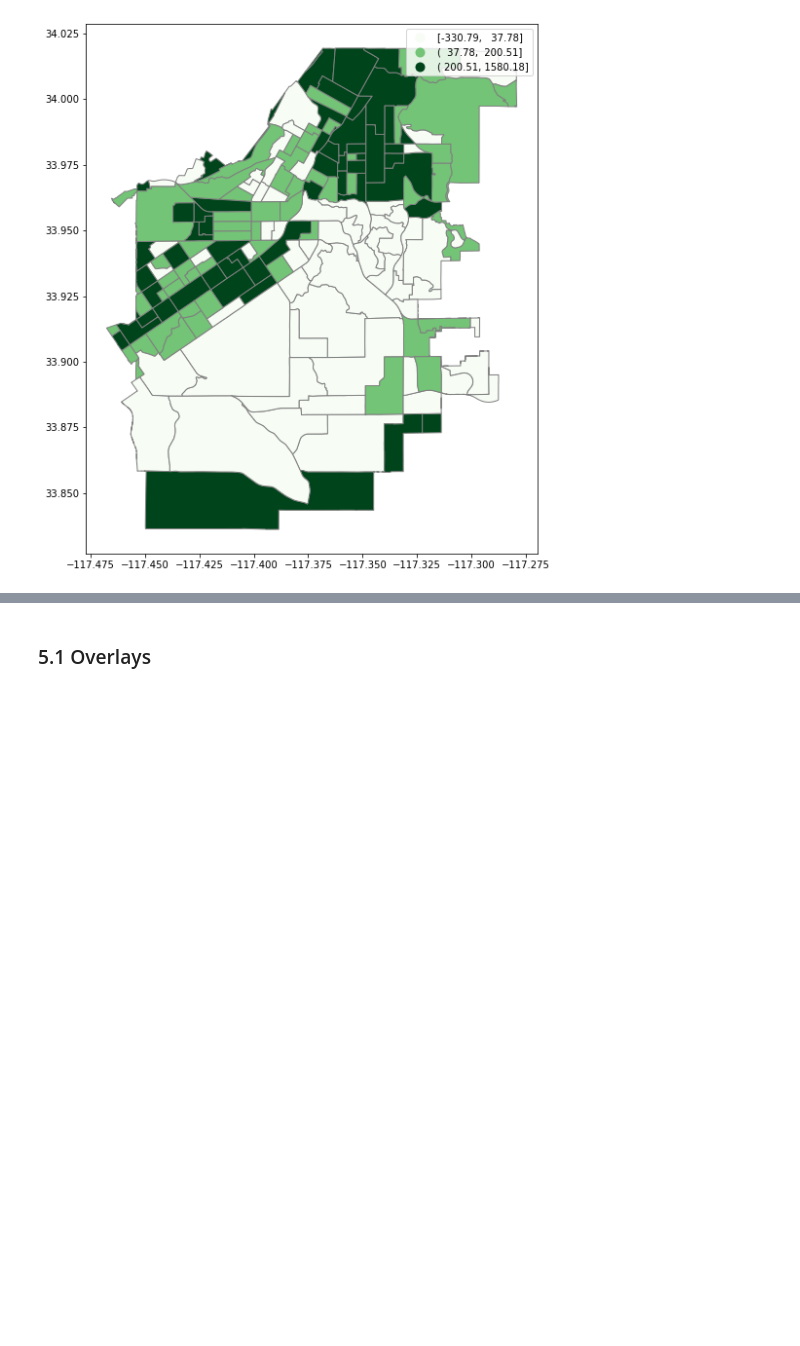
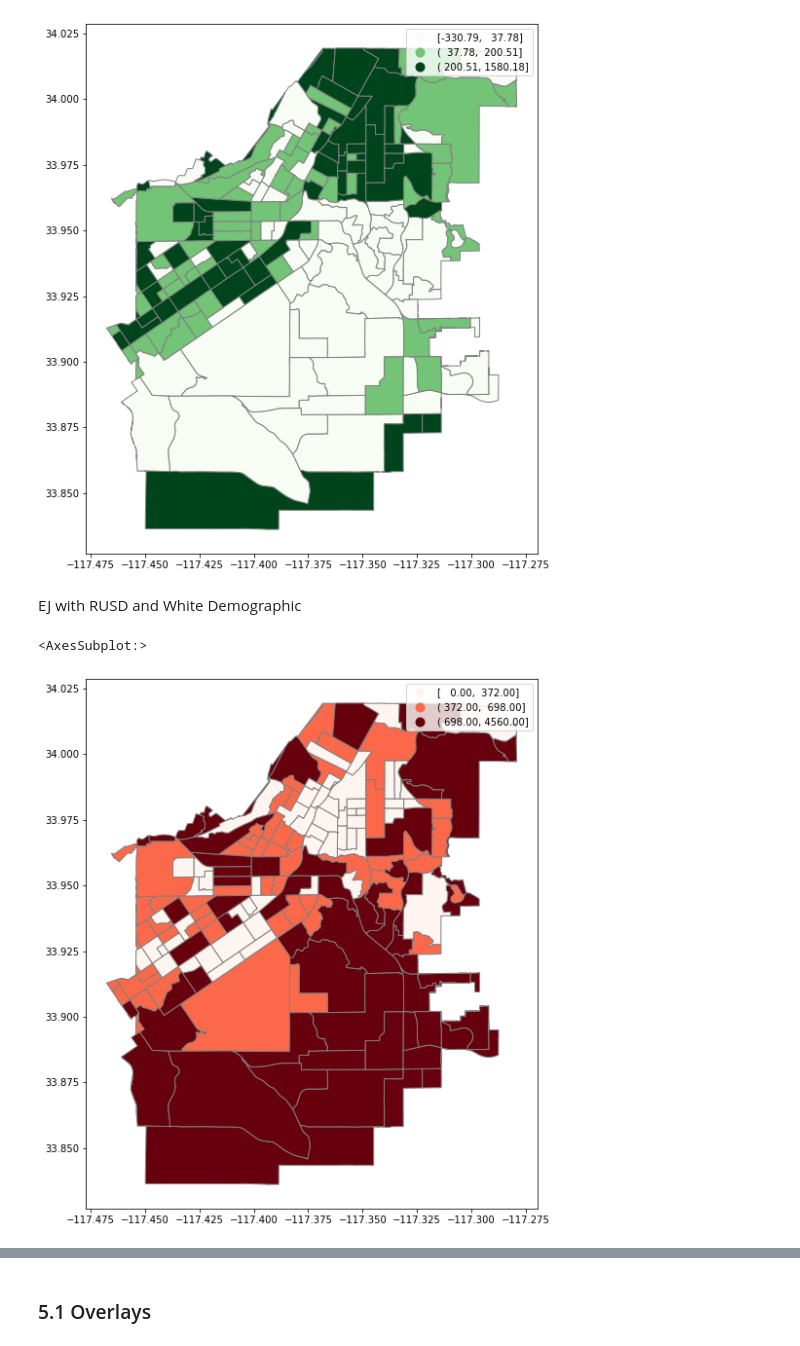
Before and after one commit to preetijuturu/p280s21project3, a Jupyter notebook: Complete_Vor.ipynb, the cells around one changed output, grey strips where cells are left out. Saved outputs shown, nothing was run; the diff lists cells and outputs as text; code cells hidden in the pictures; blank space fills up the shorter version.

Commit message:
adding black, white, hispanic demographic without EJ RUSD Plot

```diff
--- a/Complete_Vor.ipynb
+++ b/Complete_Vor.ipynb
@@ -260,3 +260,12 @@ EJ_RUSD.plot(column='D_RESP_2', cmap='Greens', scheme='Quantiles', k=3,edgecolor
 # %% [output]
 <AxesSubplot:>
 [figure]
+# %% [markdown]
+EJ with RUSD and White Demographic
+# %%
+EJ_RUSD_white_demographic= rusd_ej[['n_nonhisp_white_persons','geometry']]
+EJ_RUSD_white_demographic.plot(column='n_nonhisp_white_persons', cmap='Reds', scheme='Quantiles', k=3,edgecolor='grey',
+        legend=True)
+# %% [output]
+<AxesSubplot:>
+[figure, added]
```
Also changed, not shown: parts of 24 cells of this notebook.
